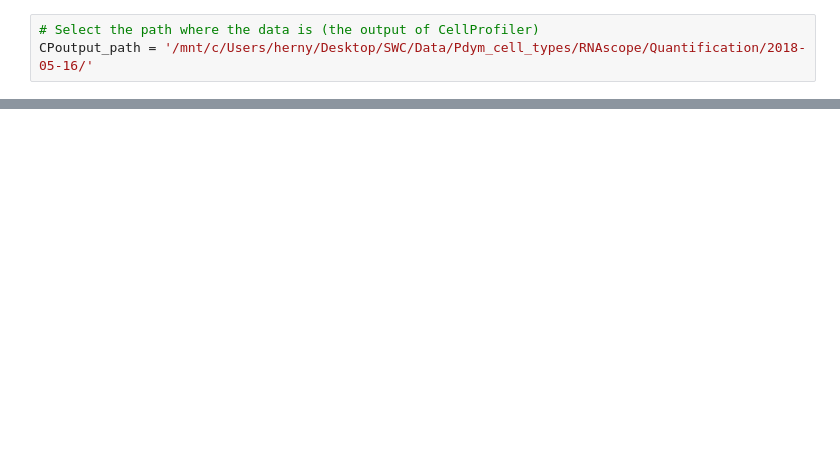
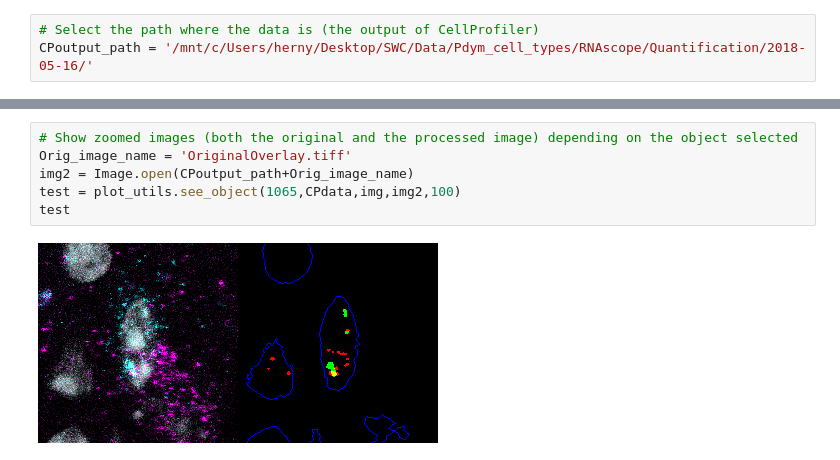
Before and after one commit to sandraromeropinto/RNAprobe-CellProfiler, a Jupyter notebook: RNAprobe_CellProfiler_Analysis.ipynb, the cells around one changed output, grey strips where cells are left out. Drawn from its saved outputs; the diff is of its cells as text; blank space fills up the shorter version.

```diff
--- a/RNAprobe_CellProfiler_Analysis.ipynb
+++ b/RNAprobe_CellProfiler_Analysis.ipynb
@@ -44,0 +48,8 @@ CPdata.plot.scatter(1,2)
+# %%
+# Show zoomed images (both the original and the processed image) depending on the object selected
+Orig_image_name = 'OriginalOverlay.tiff'
+img2 = Image.open(CPoutput_path+Orig_image_name)
+test = plot_utils.see_object(1065,CPdata,img,img2,100)
+test
+# %% [output]
+[figure, added]
```
Also changed, not shown: parts of 6 cells of this notebook, 2 other files.
